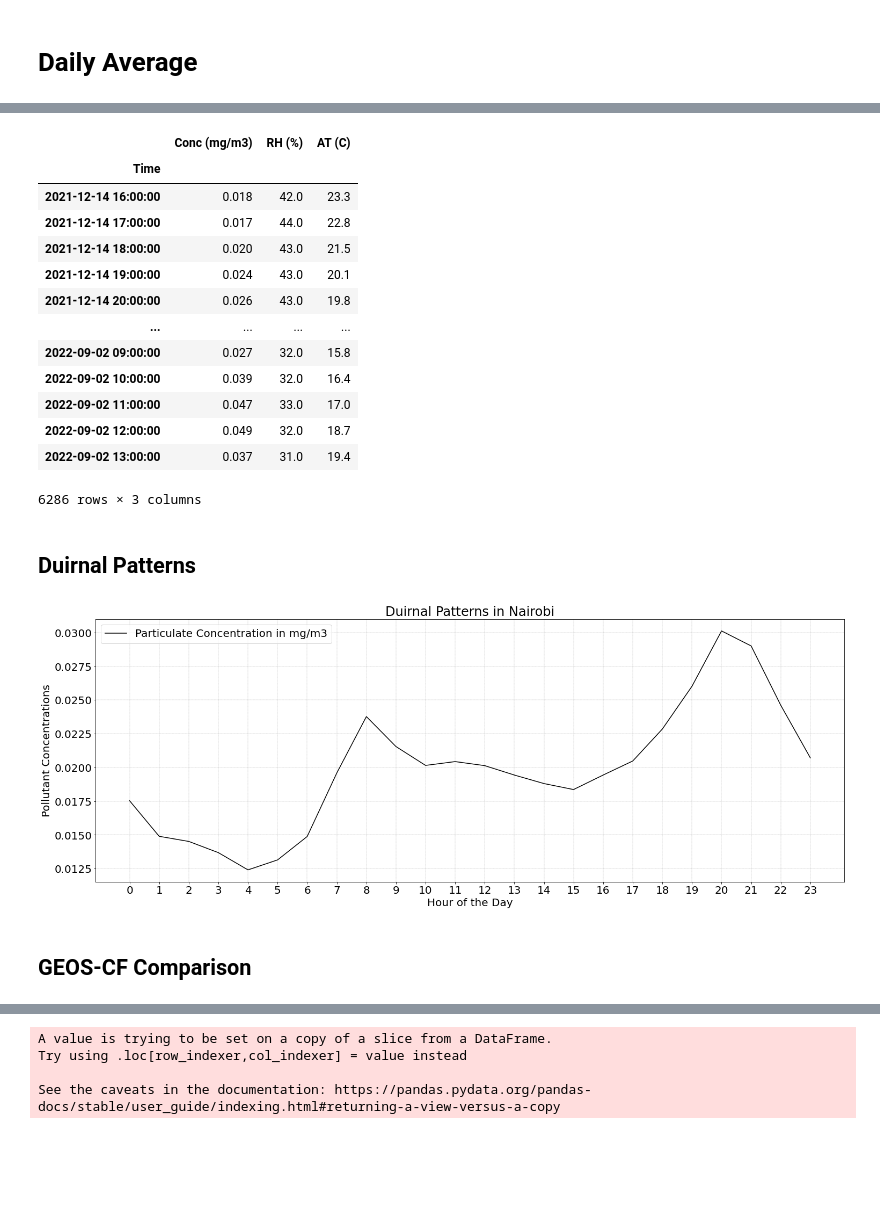
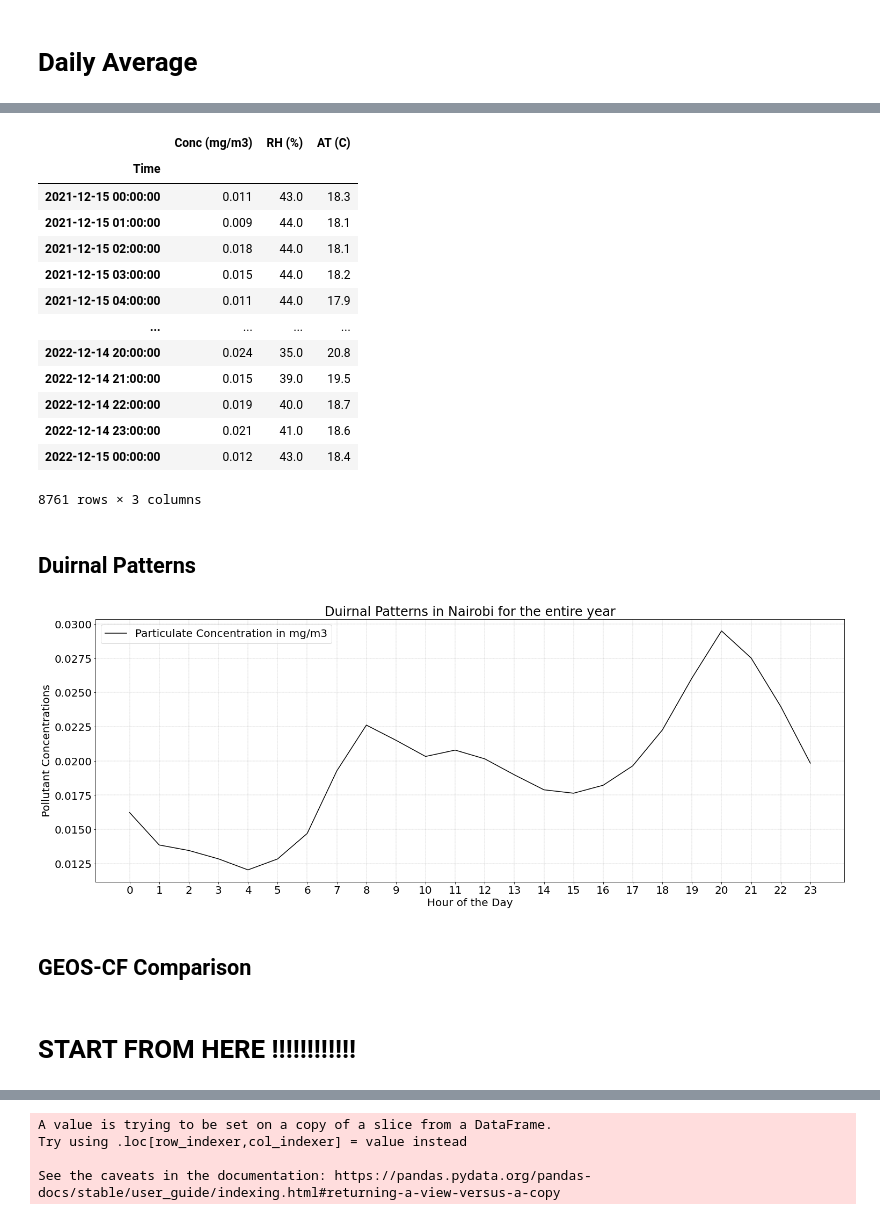
Before and after one commit to CHRISTINEMUTHEE/Nairobi_GEOS_CF_Bias_Correction, a Jupyter notebook: nairobi_analysis.ipynb, the cells around one changed output, grey strips where cells are left out. Cells and saved outputs as stored; diff of their text form; code cells hidden in the pictures; blank space fills up the shorter version.

```diff
--- a/nairobi_analysis.ipynb
+++ b/nairobi_analysis.ipynb
@@ -406,3 +438,4 @@ dtype: float64
 # %%
 # Dropping rows with a concentration 0.985
-Nairobi_clean=Nairobi_df[Nairobi_df['Conc (mg/m3)']!=0.985]
+all_data_clean= all_data[all_data['Conc (mg/m3)']!=0.985]
+all_data_clean
@@ -408,0 +456,4 @@ Nairobi_clean=Nairobi_df[Nairobi_df['Conc (mg/m3)']!=0.985]
+# %%
+# Changed units from mg/m3 to ug/m3
+all_data_clean["Conc(ug/m3)"]=all_data_clean["Conc (mg/m3)"]*1000
+all_data_clean
@@ -432,7 +505,7 @@ dtype: float64
 # %% [markdown]
 ### Getting rid of duplicates within the datset
 # %%
-Nairobi_clean.drop_duplicates(inplace=True)
+all_data_clean.drop_duplicates(inplace=True)
 # %% [output]
 A value is trying to be set on a copy of a slice from a DataFrame
 
@@ -445,14 +519,17 @@ See the caveats in the documentation: https://pandas.pydata.org/pandas-docs/stab
 # Plotting hourly variations for the entire monitoring period
 fig, (ax0,ax1,ax2) = plt.subplots(3, 1, sharex=True, constrained_layout=True,figsize=(35,25))
     #PM2.5
-Nairobi_time_df=Nairobi_clean.set_index('Time').dropna()
-Nairobi_time_df
-Data_plot=Nairobi_time_df.resample('D')['Conc (mg/m3)','RH (%)','AT (C)'].mean()
+all_data_time=all_data_clean.set_index('Time').dropna()
+all_data_time
+Data_plot=all_data_time.resample('D')['Conc(ug/m3)','RH (%)','AT (C)'].mean()
+Data_plot
+Data_plot.isnull().sum()
+Data_plot.dropna(axis=0,inplace=True)
 ax0.plot(Data_plot.index.values,
-            Data_plot['Conc (mg/m3)'],
+            Data_plot['Conc(ug/m3)'],
             color='black',
-            label='PM 10 Concentration (mg/m3)')
-ax0.set(ylabel= f"Concentrations in mg/m3",
+            label='PM 10 Concentration in ug/m3')
+ax0.set(ylabel= f"Concentrations in ug/m3",
             title=f"Daily Particulate Matter Concentrations throughout the year")
 ax0.legend(loc="upper right")
 ax0.grid(color = 'gray', linestyle = '--', linewidth = 0.3)
@@ -479,20 +556,20 @@ ax2.grid(color = 'gray', linestyle = '--', linewidth = 0.3)
 # %%
-Nairobi_time_df.resample('60min')['Conc (mg/m3)','RH (%)','AT (C)'].mean()
+all_data_time.resample('60min')['Conc (mg/m3)','RH (%)','AT (C)'].mean()
 # %% [output]
 |  | Conc (mg/m3) | RH (%) | AT (C) |
 | Time |  |  |  |
-| 2021-12-14 16:00:00 | 0.018 | 42.0 | 23.3 |
-| 2021-12-14 17:00:00 | 0.017 | 44.0 | 22.8 |
-| 2021-12-14 18:00:00 | 0.020 | 43.0 | 21.5 |
-| 2021-12-14 19:00:00 | 0.024 | 43.0 | 20.1 |
-| 2021-12-14 20:00:00 | 0.026 | 43.0 | 19.8 |
+| 2021-12-15 00:00:00 | 0.011 | 43.0 | 18.3 |
+| 2021-12-15 01:00:00 | 0.009 | 44.0 | 18.1 |
+| 2021-12-15 02:00:00 | 0.018 | 44.0 | 18.1 |
+| 2021-12-15 03:00:00 | 0.015 | 44.0 | 18.2 |
+| 2021-12-15 04:00:00 | 0.011 | 44.0 | 17.9 |
 | ... | ... | ... | ... |
-| 2022-09-02 09:00:00 | 0.027 | 32.0 | 15.8 |
-| 2022-09-02 10:00:00 | 0.039 | 32.0 | 16.4 |
-| 2022-09-02 11:00:00 | 0.047 | 33.0 | 17.0 |
-| 2022-09-02 12:00:00 | 0.049 | 32.0 | 18.7 |
-| 2022-09-02 13:00:00 | 0.037 | 31.0 | 19.4 |
+| 2022-12-14 20:00:00 | 0.024 | 35.0 | 20.8 |
+| 2022-12-14 21:00:00 | 0.015 | 39.0 | 19.5 |
+| 2022-12-14 22:00:00 | 0.019 | 40.0 | 18.7 |
+| 2022-12-14 23:00:00 | 0.021 | 41.0 | 18.6 |
+| 2022-12-15 00:00:00 | 0.012 | 43.0 | 18.4 |
-6286 rows × 3 columns
+8761 rows × 3 columns
 # %% [markdown]
 ## Duirnal Patterns
 # %%
@@ -517,8 +594,8 @@ def duirnal_patterns(df):
     plt.grid(color = 'gray', linestyle = '--', linewidth = 0.3)
     plt.show()
 # %%
-duirnal_patterns(Nairobi_clean)
+duirnal_patterns(all_data_clean)
 # %% [output]
-[figure, old version]
+[figure, new version]
 # %%
 # Transfer the Clean data to csv
@@ -526,5 +603,7 @@ Nairobi_clean.to_csv("/Users/Christine.Muthee/Documents/Nairobi_AQ/Nairobi_data.
 # %% [markdown]
 ## GEOS-CF Comparison
+# %% [markdown]
+# START FROM HERE !!!!!!!!!!!!
 # %%
 # importing the necessary libraries to convert netcdf to csv
 import xarray as xr
```
Also changed, not shown: parts of 27 cells of this notebook, 28 other files.
